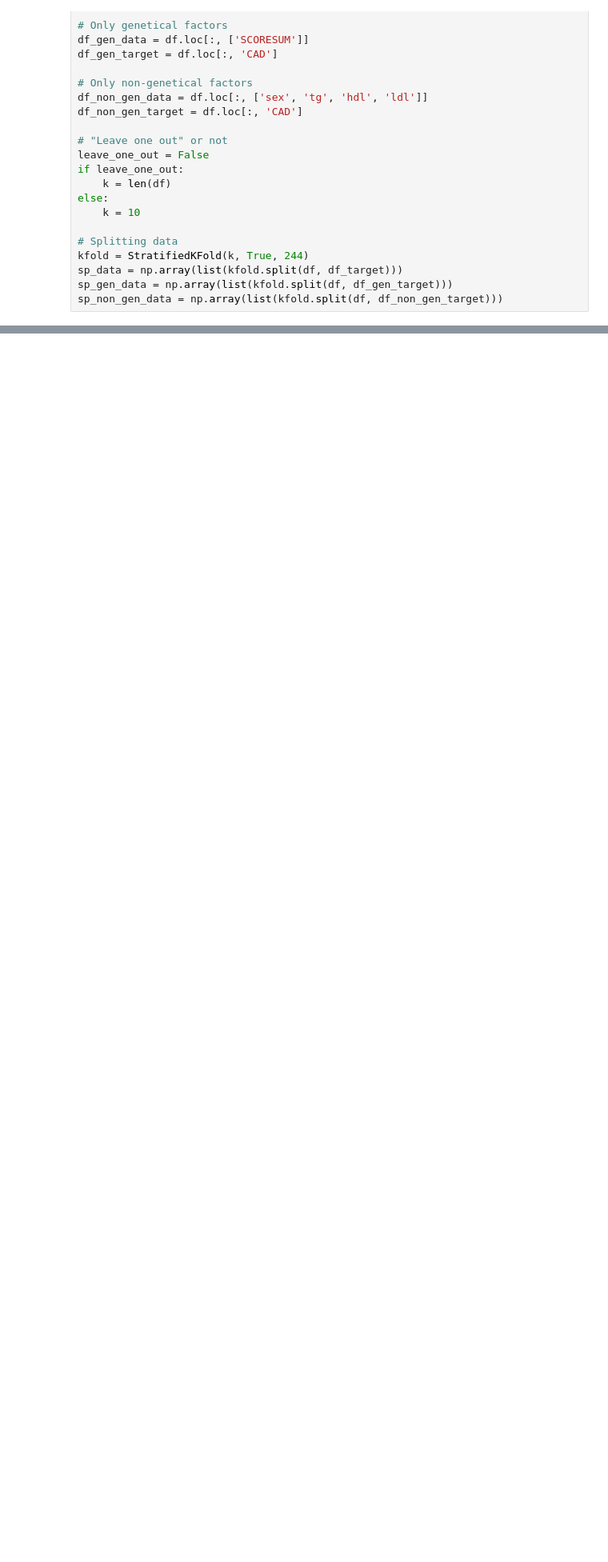
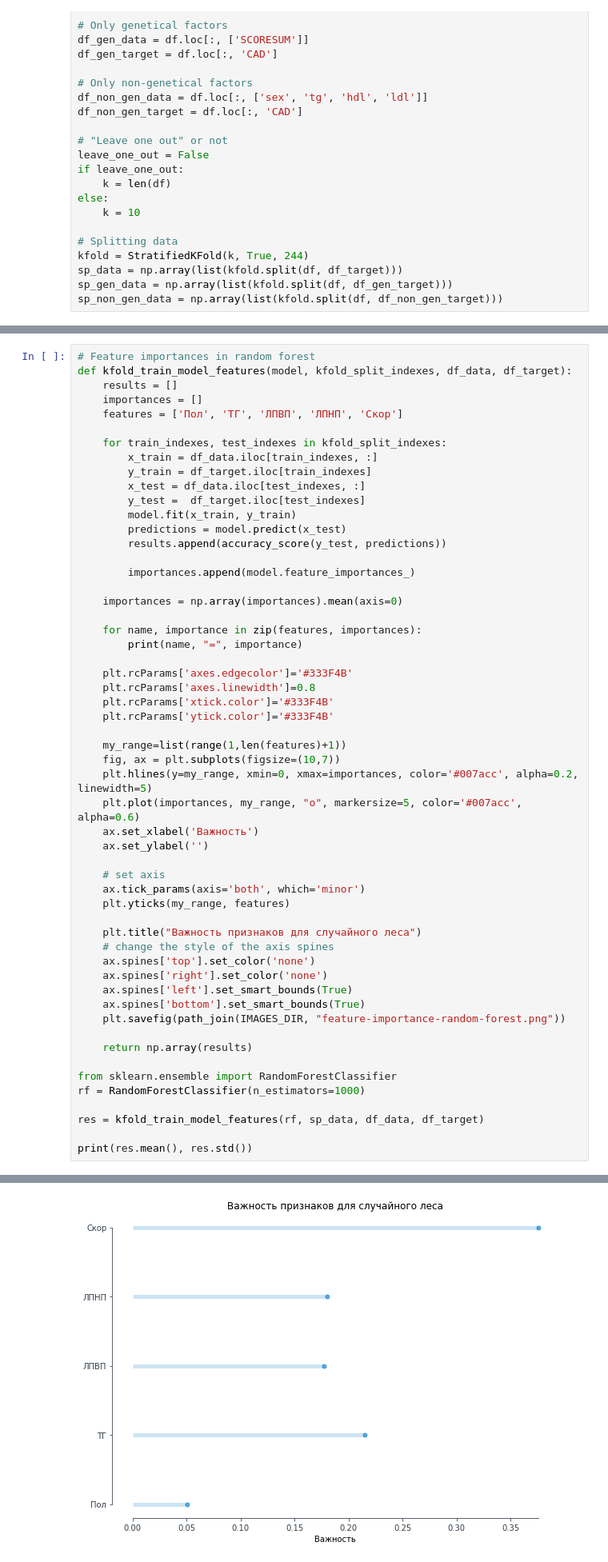
Before and after one commit to JediKnightChan/CAD-Research, a Jupyter notebook: Machine-learning.ipynb, the cells around one changed output, grey strips where cells are left out. Shown at 80% size. Cells and saved outputs as stored; diff of their text form; blank space fills up the shorter version.

Commit message:
Russian language, feature importances

```diff
--- a/Machine-learning.ipynb
+++ b/Machine-learning.ipynb
@@ -248,0 +253,56 @@ draw_3_roc_curves(gnb, kfold_split_indexes_3, df_data_3, df_target_3, name=model
+# %%
+# Feature importances in random forest
+def kfold_train_model_features(model, kfold_split_indexes, df_data, df_target):
+    results = []
+    importances = []
+    features = ['Пол', 'ТГ', 'ЛПВП', 'ЛПНП', 'Скор']
+
+    for train_indexes, test_indexes in kfold_split_indexes:
+        x_train = df_data.iloc[train_indexes, :]
+        y_train = df_target.iloc[train_indexes]
+        x_test = df_data.iloc[test_indexes, :]
+        y_test =  df_target.iloc[test_indexes]
+        model.fit(x_train, y_train)
+        predictions = model.predict(x_test)
+        results.append(accuracy_score(y_test, predictions))
+
+        importances.append(model.feature_importances_)
+
+    importances = np.array(importances).mean(axis=0)
+
+    for name, importance in zip(features, importances):
+        print(name, "=", importance)
+
+    plt.rcParams['axes.edgecolor']='#333F4B'
+    plt.rcParams['axes.linewidth']=0.8
+    plt.rcParams['xtick.color']='#333F4B'
+    plt.rcParams['ytick.color']='#333F4B'
+
+    my_range=list(range(1,len(features)+1))
+    fig, ax = plt.subplots(figsize=(10,7))
+    plt.hlines(y=my_range, xmin=0, xmax=importances, color='#007acc', alpha=0.2, linewidth=5)
+    plt.plot(importances, my_range, "o", markersize=5, color='#007acc', alpha=0.6)
+    ax.set_xlabel('Важность')
+    ax.set_ylabel('')
+
+    # set axis
+    ax.tick_params(axis='both', which='minor')
+    plt.yticks(my_range, features)
+
+    plt.title("Важность признаков для случайного леса")
+    # change the style of the axis spines
+    ax.spines['top'].set_color('none')
+    ax.spines['right'].set_color('none')
+    ax.spines['left'].set_smart_bounds(True)
+    ax.spines['bottom'].set_smart_bounds(True)
+    plt.savefig(path_join(IMAGES_DIR, "feature-importance-random-forest.png"))
+
+    return np.array(results)
+
+from sklearn.ensemble import RandomForestClassifier
+rf = RandomForestClassifier(n_estimators=1000)
+
+res = kfold_train_model_features(rf, sp_data, df_data, df_target)
+
+print(res.mean(), res.std())
+# %% [output]
@@ -248,0 +315 @@ draw_3_roc_curves(gnb, kfold_split_indexes_3, df_data_3, df_target_3, name=model
+[figure, added]
```
Also changed, not shown: parts of 8 cells of this notebook, 28 other files.
